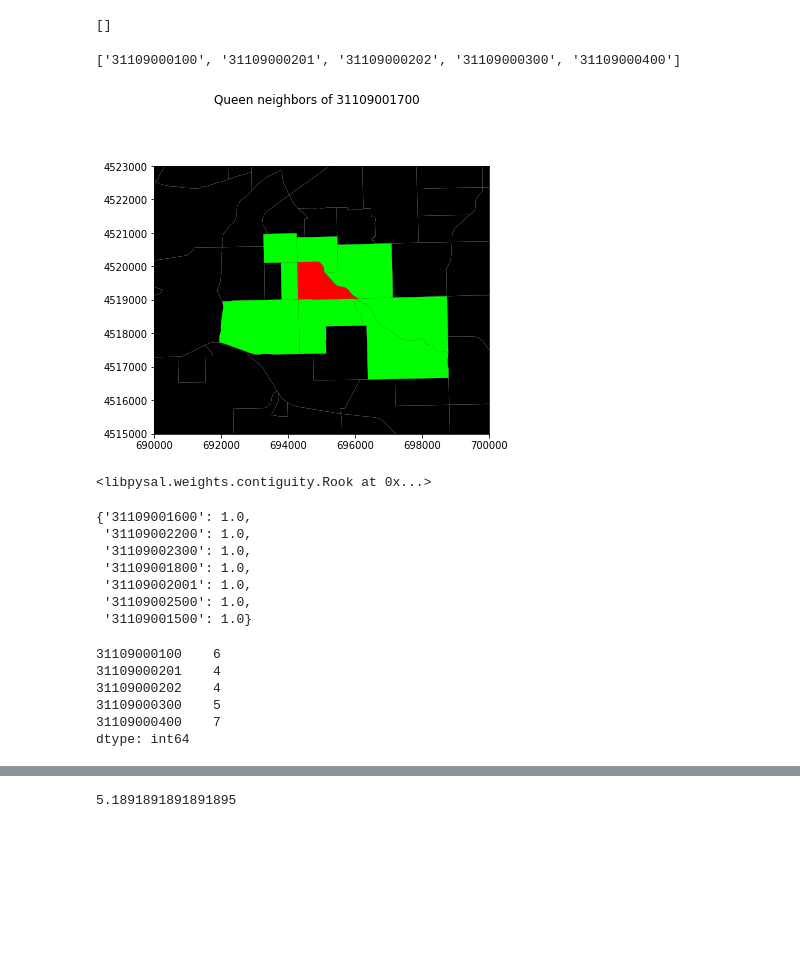
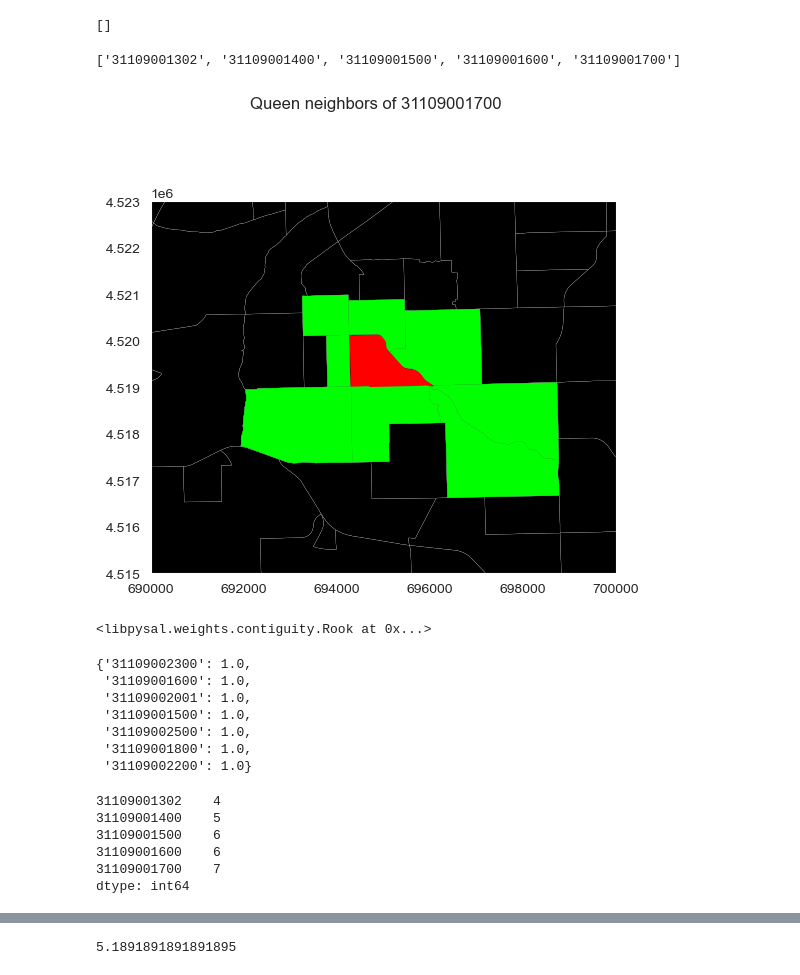
Before and after one commit to pjbitterman/UNL_geog432, a Jupyter notebook: in_class_notebooks/week12_in_class.ipynb, the cells around one changed output, grey strips where cells are left out. Cells and saved outputs as stored; diff of their text form; code cells hidden in the pictures; blank space fills up the shorter version.

Commit message:
updated week 12

```diff
--- a/in_class_notebooks/week12_in_class.ipynb
+++ b/in_class_notebooks/week12_in_class.ipynb
@@ -10,7 +9,7 @@ import numpy as np
 import matplotlib.pyplot as plt
 # %%
 # read data
-db = gpd.read_file("./week12data/tracts_2010_lc.shp")
+db = gpd.read_file("./week12inclass/tracts_2010_lc.shp")
 
 # Index table on the GEOID
 db = db.set_index("GEOID10", drop=False)
@@ -163,35 +171,35 @@ w_queen.islands
 # IDs in order (first 5)
 w_queen.id_order[:5]
 # %% [output]
-['31109000100', '31109000201', '31109000202', '31109000300', '31109000400']
+['31109001302', '31109001400', '31109001500', '31109001600', '31109001700']
 # %%
 # plot, style, zoom in
 
 # Setup figure
 f, ax = plt.subplots(1, figsize=(6, 6))
 
 # Plot base layer of polygons
 db.plot(ax=ax, facecolor='k', linewidth=0.1)
 
 # Select focal polygon geometry
 focus = db.loc[['31109001700'], ['geometry']]
 
 # Plot focal polygon
 focus.plot(facecolor='red', alpha=1, linewidth=0, ax=ax)
 
 # Plot neighbors
-neis = db.loc[w_queen['31109001700'], :]
+neis = db.loc[w_queen['31109001700'].keys(), :]
 neis.plot(ax=ax, facecolor='lime', linewidth=0)
 
 # Title
 f.suptitle("Queen neighbors of 31109001700")
 
 # Style, zoom, and display on screen
 ax.set_ylim(4515000, 4523000)
 ax.set_xlim(690000, 700000)
 plt.show()
 # %% [output]
-[figure, old version]
+[figure, new version]
 # %%
 w_rook = weights.Rook.from_dataframe(db, idVariable="GEOID10")
 w_rook
@@ -202,23 +210,23 @@ w_rook
 w_rook['31109001700']
 # output is a dict
 # %% [output]
-{'31109001600': 1.0,
- '31109002200': 1.0,
- '31109002300': 1.0,
+{'31109002300': 1.0,
+ '31109001600': 1.0,
+ '31109002001': 1.0,
+ '31109001500': 1.0,
+ '31109002500': 1.0,
  '31109001800': 1.0,
- '31109002001': 1.0,
- '31109002500': 1.0,
- '31109001500': 1.0}
+ '31109002200': 1.0}
 # %%
 # rook cardinalities of ALL tracts
 rook_card = pd.Series(w_rook.cardinalities)
 rook_card.head()
 # %% [output]
-31109000100    6
-31109000201    4
-31109000202    4
-31109000300    5
-31109000400    7
+31109001302    4
+31109001400    5
+31109001500    6
+31109001600    6
+31109001700    7
 dtype: int64
 # %%
 # quick histogram of neighbors in dataset
```
Also changed, not shown: parts of 17 cells of this notebook, 27 other files.
